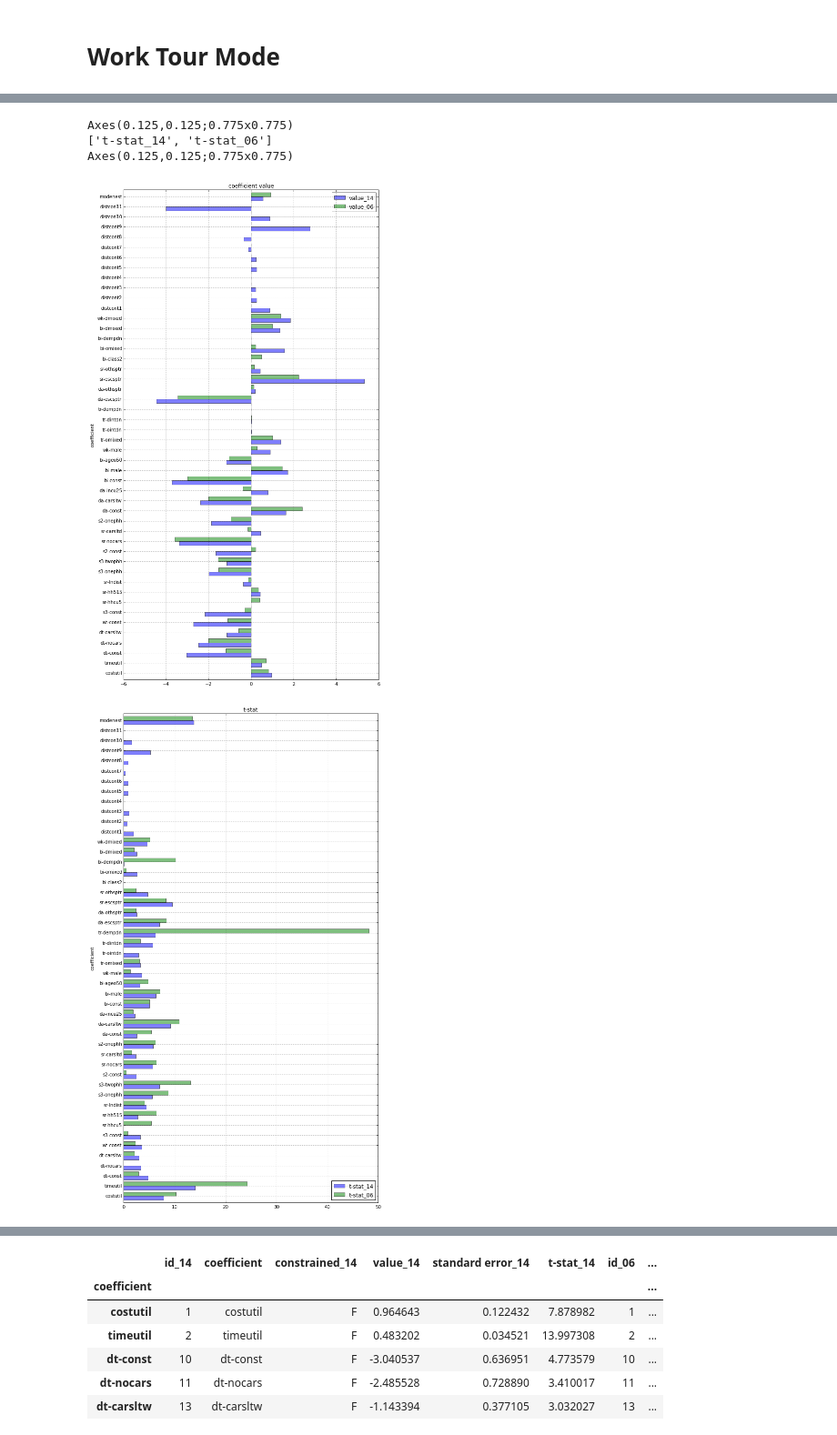
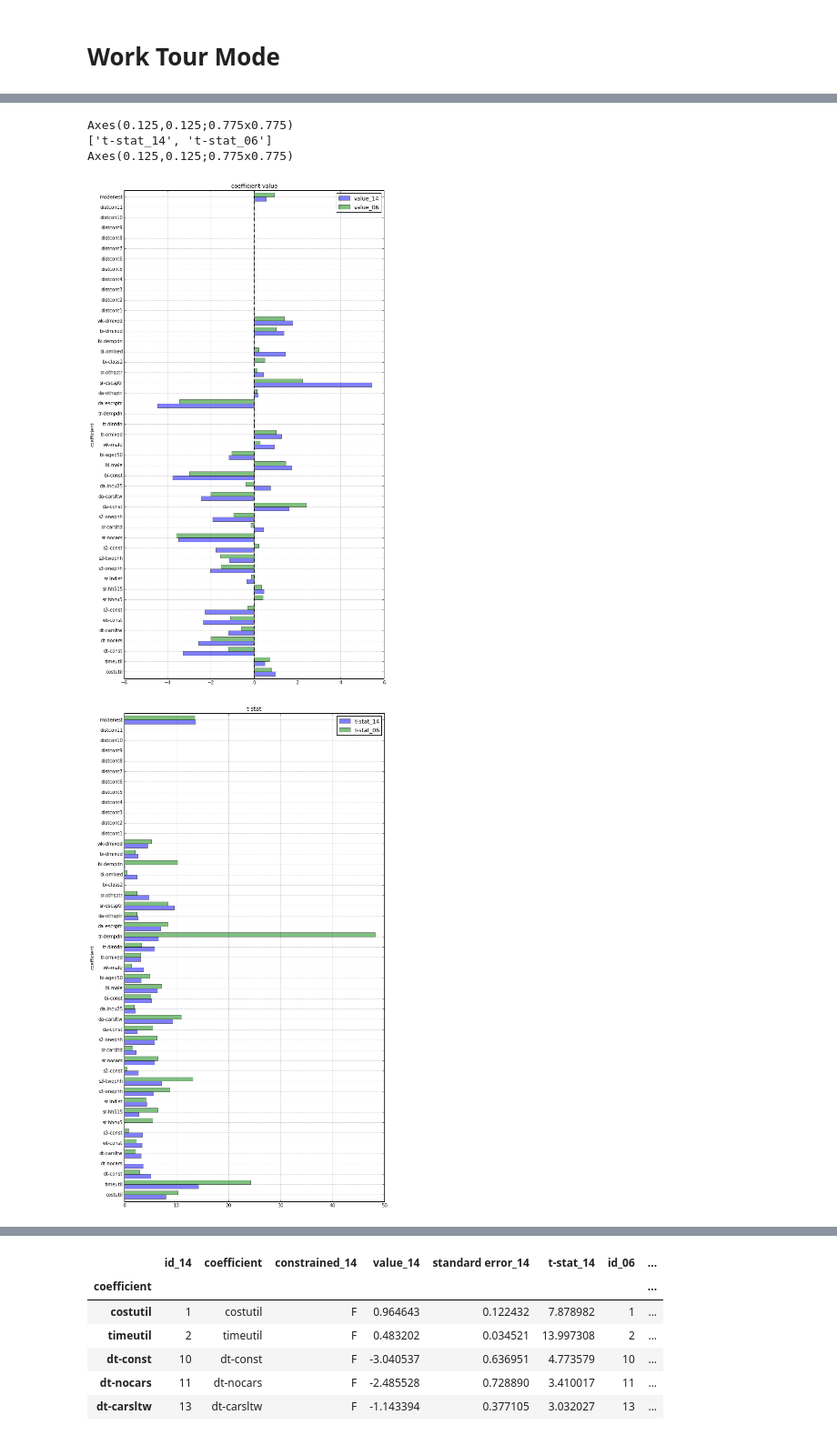
Before and after one commit to psrc/travel-modeling, a Jupyter notebook: estimation/work-tour-mode.ipynb, the cells around one changed output, grey strips where cells are left out. Shown at 91% size. Cells and saved outputs as stored; diff of their text form; code cells hidden in the pictures.

Commit message:
adding results without district constants

```diff
--- a/estimation/work-tour-mode.ipynb
+++ b/estimation/work-tour-mode.ipynb
@@ -8,24 +10,24 @@ from estimation import *
 # %%
-dir_14 = r'R:\SoundCastDocuments\2014Estimation\New_06_20_16\estimation\results\F12_archive'
+dir_14 = r'R:\SoundCastDocuments\2014Estimation\New_06_20_16\estimation\results\WorkTourMode\unestimated_district_constants'
 dir_06 = r'R:\SoundCast\releases\soundcast_release_c1\inputs\coefficients'
 # dir_14_old = r'R:\SoundCastDocuments\2014Estimation\New_06_20_16\estimation\results_archive\withoutNodeToNodeDistances\WorkTourMode'
 
 fname_14 = 'WorkTourModeModel.F12'
 fname_06 = 'WorkTourModeModel_psrcper1.F12'
 # fname_14_old = 'WorkTourModeModel_psrcper1.F12'
 
 df_14 = load_f12(dir_14, fname_14)
 df_06 = load_f12(dir_06, fname_06)
 # df_14_old = load_f12(dir_14_old, fname_14_old)
 
 # Join old and new results
 df = compare_df(df_14,df_06,suffixes=['_14','_06'])
 # %% [output]
 Axes(0.125,0.125;0.775x0.775)
 ['t-stat_14', 't-stat_06']
 Axes(0.125,0.125;0.775x0.775)
-[figure, old version]
+[figure, new version]
-[figure, old version]
+[figure, new version]
 # %% [markdown]
 ### Notes:
 - Drive alone low-income (da-incu25) reversed signs. + in 2014 estimation, suggesting low income households are more likely to drive alone. The t-stat is slightly higher in 2014 than in 2006, at 2.2 vs. 2.1, so the variable is kept. The sign could make sense as some low-income workers can only afford to live in areas far-out from the city and need cars to get around. Gas is also cheaper now, reducing costs of driving relative to 2006 (?)
```
Also changed, not shown: parts of 5 cells of this notebook, 1 other file.
